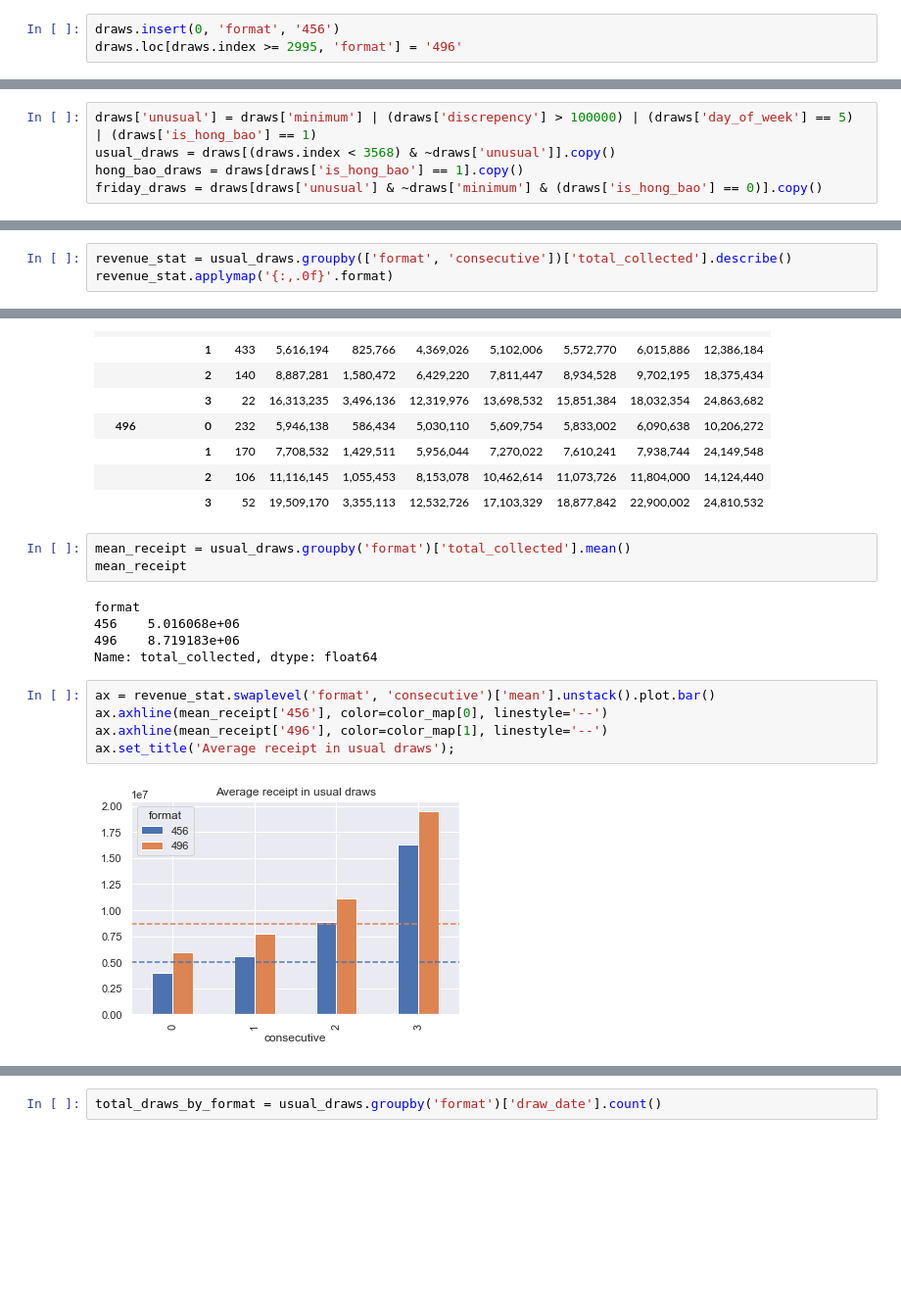
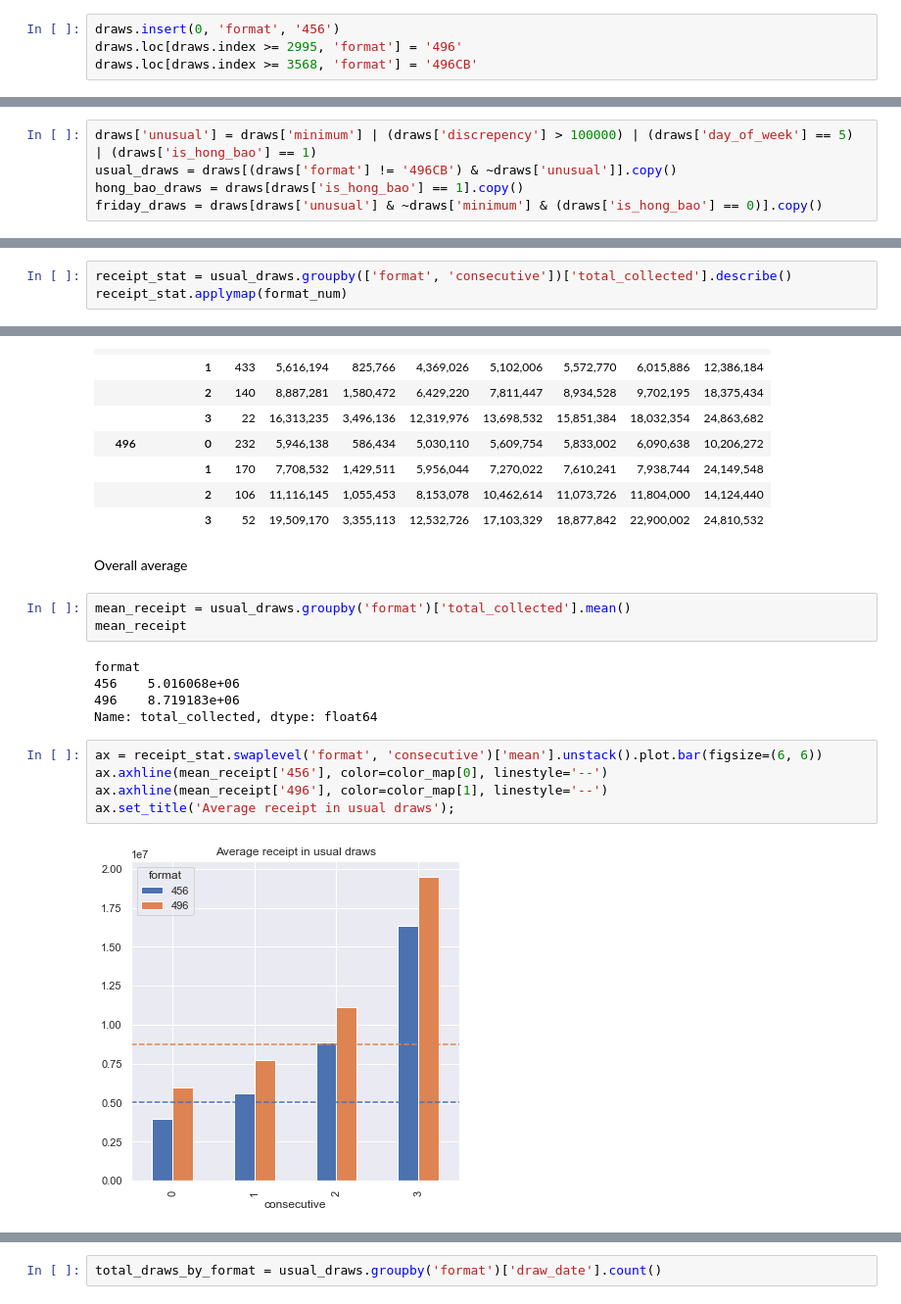
Before and after one commit to yongjun21/toto, a Jupyter notebook: notebooks/analysis.ipynb, the cells around one changed output, grey strips where cells are left out. Shown at 98% size. Cells and saved outputs as stored; diff of their text form; blank space fills up the shorter version.

```diff
--- a/notebooks/analysis.ipynb
+++ b/notebooks/analysis.ipynb
@@ -22,6 +24,7 @@ Add computed column `format` to `draws` table
 # %%
 draws.insert(0, 'format', '456')
 draws.loc[draws.index >= 2995, 'format'] = '496'
+draws.loc[draws.index >= 3568, 'format'] = '496CB'
 # %% [markdown]
 Winning `numbers` go to a separate table
 # %%
@@ -279,7 +286,7 @@ draws['minimum'] = draws.index.isin(min_draws)
 Group into `usual_draws`, `hong_bao_draws` and `friday_draws`
 # %%
 draws['unusual'] = draws['minimum'] | (draws['discrepency'] > 100000) | (draws['day_of_week'] == 5) | (draws['is_hong_bao'] == 1)
-usual_draws = draws[(draws.index < 3568) & ~draws['unusual']].copy()
+usual_draws = draws[(draws['format'] != '496CB') & ~draws['unusual']].copy()
 hong_bao_draws = draws[draws['is_hong_bao'] == 1].copy()
 friday_draws = draws[draws['unusual'] & ~draws['minimum'] & (draws['is_hong_bao'] == 0)].copy()
 # %% [markdown]
@@ -287,6 +296,6 @@ friday_draws = draws[draws['unusual'] & ~draws['minimum'] & (draws['is_hong_bao'
 # %%
-revenue_stat = usual_draws.groupby(['format', 'consecutive'])['total_collected'].describe()
-revenue_stat.applymap('{:,.0f}'.format)
+receipt_stat = usual_draws.groupby(['format', 'consecutive'])['total_collected'].describe()
+receipt_stat.applymap(format_num)
 # %% [output]
 |  |  | count | mean | std | min | 25% | 50% | 75% | max |
 | format | consecutive |  |  |  |  |  |  |  |  |
@@ -298,6 +307,8 @@ revenue_stat.applymap('{:,.0f}'.format)
 |  | 1 | 170 | 7,708,532 | 1,429,511 | 5,956,044 | 7,270,022 | 7,610,241 | 7,938,744 | 24,149,548 |
 |  | 2 | 106 | 11,116,145 | 1,055,453 | 8,153,078 | 10,462,614 | 11,073,726 | 11,804,000 | 14,124,440 |
 |  | 3 | 52 | 19,509,170 | 3,355,113 | 12,532,726 | 17,103,329 | 18,877,842 | 22,900,002 | 24,810,532 |
+# %% [markdown]
+Overall average
 # %%
 mean_receipt = usual_draws.groupby('format')['total_collected'].mean()
 mean_receipt
@@ -307,9 +318,9 @@ format
 496    8.719183e+06
 Name: total_collected, dtype: float64
 # %%
-ax = revenue_stat.swaplevel('format', 'consecutive')['mean'].unstack().plot.bar()
+ax = receipt_stat.swaplevel('format', 'consecutive')['mean'].unstack().plot.bar(figsize=(6, 6))
 ax.axhline(mean_receipt['456'], color=color_map[0], linestyle='--')
 ax.axhline(mean_receipt['496'], color=color_map[1], linestyle='--')
 ax.set_title('Average receipt in usual draws');
 # %% [output]
-[figure, old version]
+[figure, new version]
```
Also changed, not shown: parts of 58 cells of this notebook, 18 other files.
